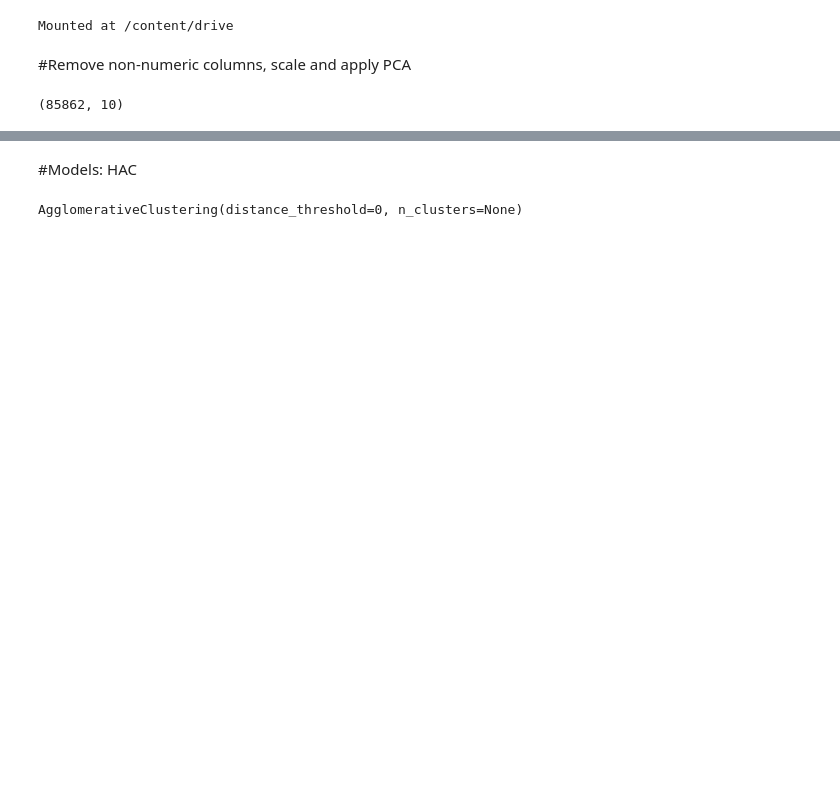
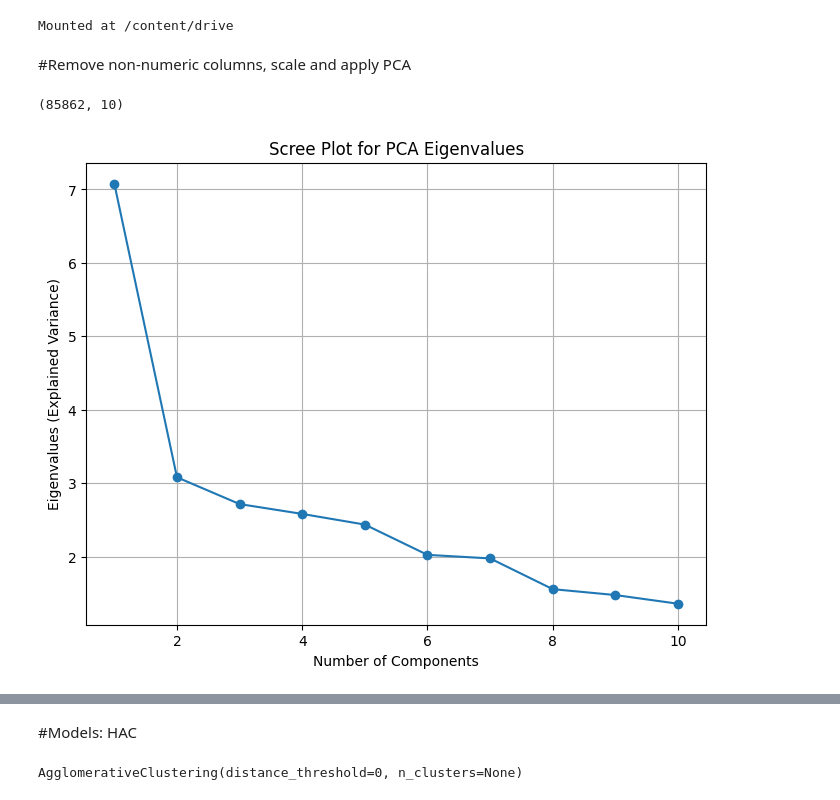
Before and after one commit to rbenzecry/SME-informal-sector-colombia, a Jupyter notebook: 01_emicron/02_models.ipynb, the cells around one changed output, grey strips where cells are left out. Drawn from its saved outputs; the diff is of its cells as text; code cells hidden in the pictures; blank space fills up the shorter version.

```diff
--- a/01_emicron/02_models.ipynb
+++ b/01_emicron/02_models.ipynb
@@ -37,0 +40,11 @@ X.shape
+# %%
+# Plot eigenvalues (explained variance)
+plt.figure(figsize=(8, 6))
+plt.plot(range(1, len(pca.explained_variance_) + 1), pca.explained_variance_, marker='o')
+plt.xlabel('Number of Components')
+plt.ylabel('Eigenvalues (Explained Variance)')
+plt.title('Scree Plot for PCA Eigenvalues')
+plt.grid(True)
+plt.show()
+# %% [output]
+[figure, added]
```
Also changed, not shown: parts of 3 cells of this notebook.
